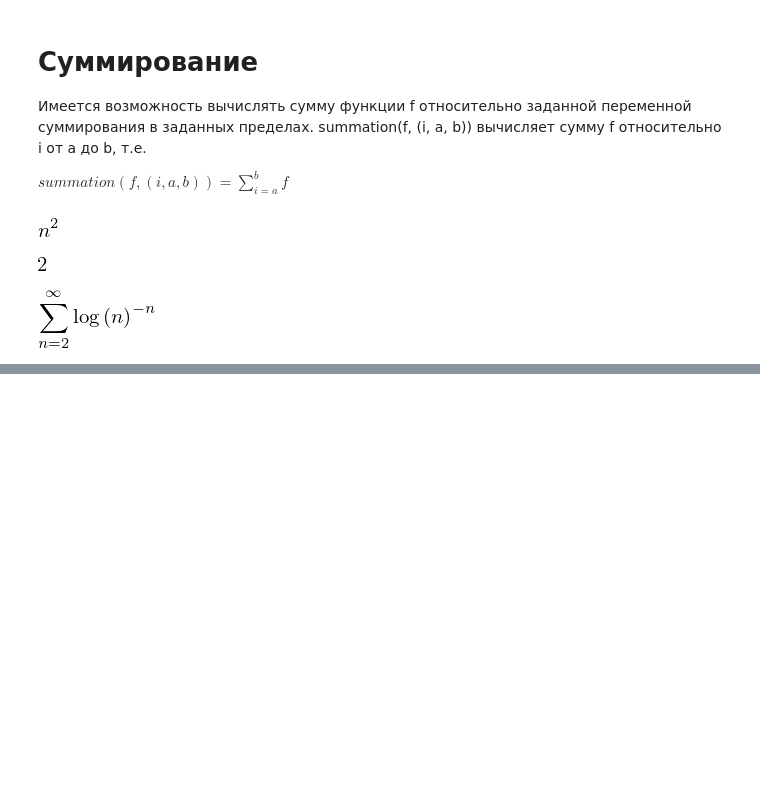
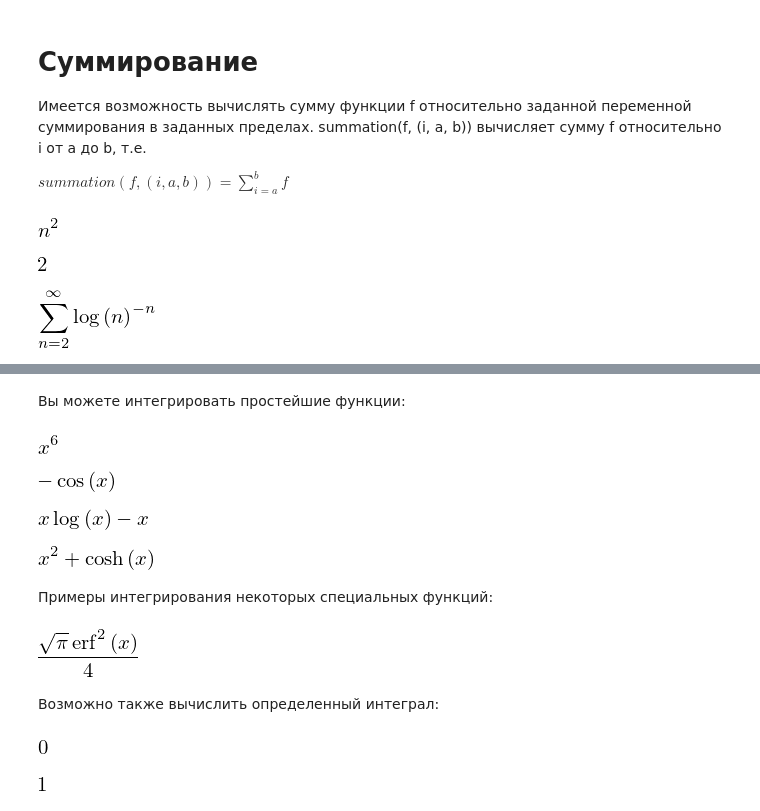
Before and after one commit to KazAndr/balavstvo_checking, a Jupyter notebook: test_modules/sympy/sympy_test.ipynb, the cells around one changed output, grey strips where cells are left out. Saved outputs shown, nothing was run; the diff lists cells and outputs as text; code cells hidden in the pictures; blank space fills up the shorter version.

```diff
--- a/test_modules/sympy/sympy_test.ipynb
+++ b/test_modules/sympy/sympy_test.ipynb
@@ -262,0 +276,37 @@ summation(1/log(n)**n, (n, 2, oo))
+# %%
+from sympy import integrate, erf, exp, sin, log, oo, pi, sinh, symbols
+x, y = symbols('x,y')
+# %% [markdown]
+Вы можете интегрировать простейшие функции:
+# %%
+integrate(6*x**5, x)
+# %% [output]
+[figure, added]
+# %%
+integrate(sin(x), x)
+# %% [output]
+[figure, added]
+# %%
+integrate(log(x), x)
+# %% [output]
+[figure, added]
+# %%
+integrate(2*x + sinh(x), x)
+# %% [output]
+[figure, added]
+# %% [markdown]
+Примеры интегрирования некоторых специальных функций:
+# %%
+integrate(exp(-x**2)*erf(x), x)
+# %% [output]
+[figure, added]
+# %% [markdown]
+Возможно также вычислить определенный интеграл:
+# %%
+integrate(x**3, (x, -1, 1))
+# %% [output]
+[figure, added]
+# %%
+integrate(sin(x), (x, 0, pi/2))
+# %% [output]
+[figure, added]
```
Also changed, not shown: parts of 6 cells of this notebook.
